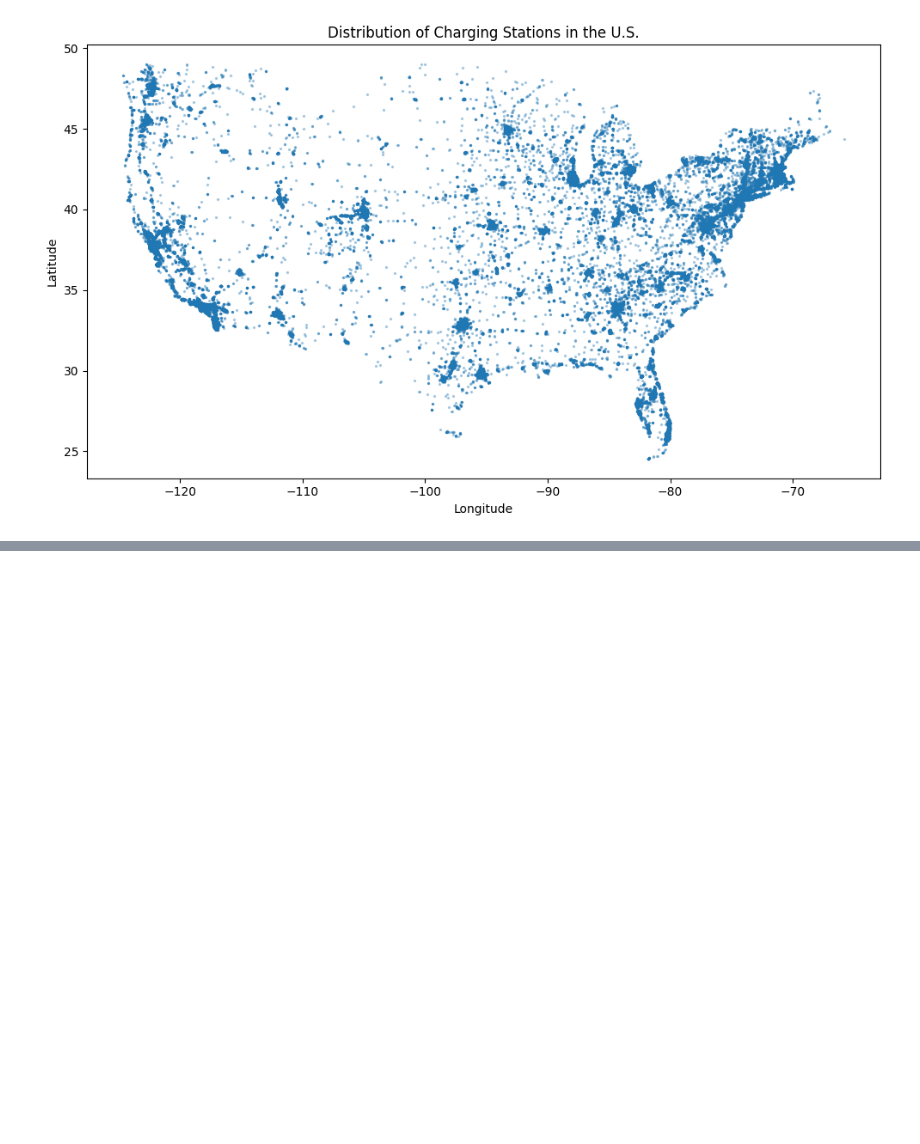
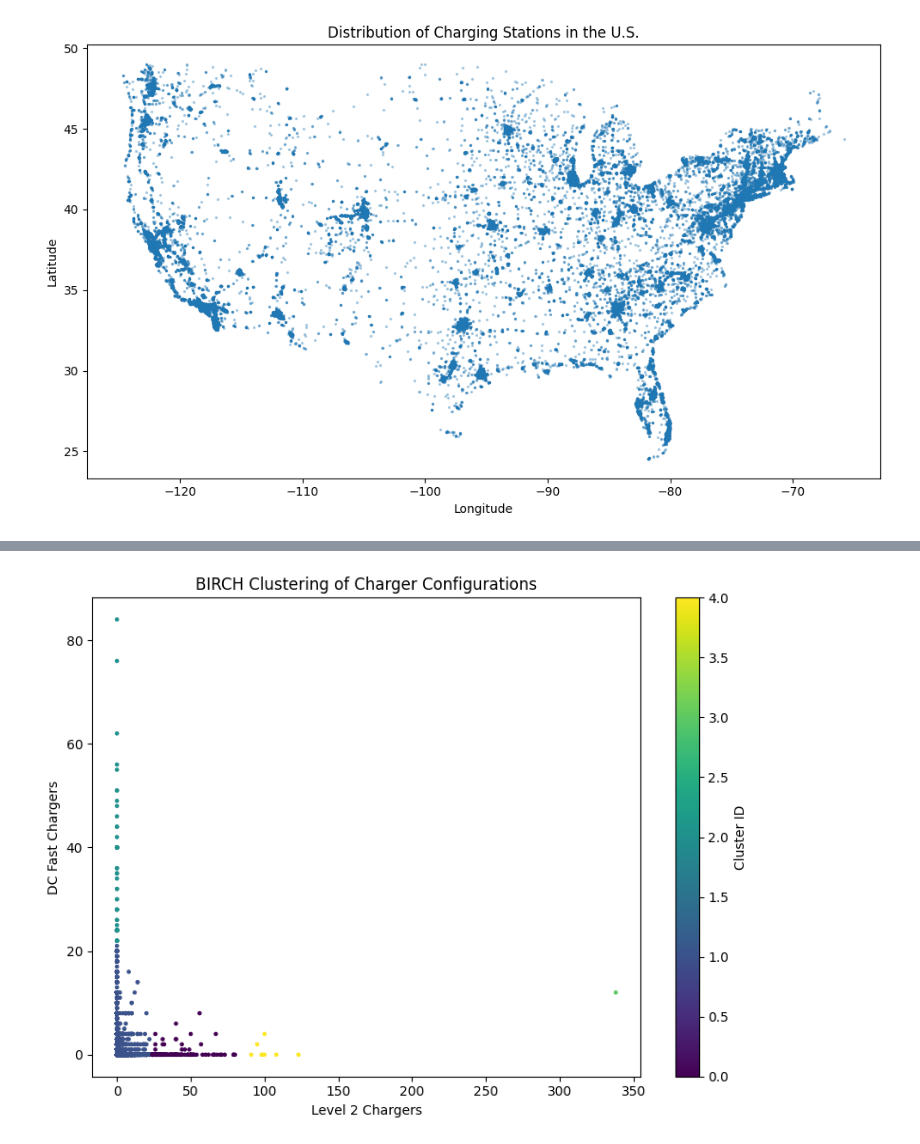
Before and after one commit to Jdeandrade22/DataMining, a Jupyter notebook: Electric Vehicles Phase 1.ipynb, the cells around one changed output, grey strips where cells are left out. Saved outputs shown, nothing was run; the diff lists cells and outputs as text; code cells hidden in the pictures; blank space fills up the shorter version.

```diff
--- a/Electric Vehicles Phase 1.ipynb
+++ b/Electric Vehicles Phase 1.ipynb
@@ -413,0 +529,34 @@ plt.show()
+# %%
+from sklearn.preprocessing import StandardScaler
+from sklearn.cluster import Birch
+import matplotlib.pyplot as plt
+
+# Select and scale features
+features = ['Level2_Chargers', 'DC_Fast_Chargers']
+df_charger_config = df[features].dropna()
+
+scaler = StandardScaler()
+X_scaled = scaler.fit_transform(df_charger_config)
+
+# Apply BIRCH
+birch = Birch(n_clusters=5)
+labels = birch.fit_predict(X_scaled)
+
+# Plot
+plt.figure(figsize=(8, 6))
+plt.scatter(df_charger_config['Level2_Chargers'], df_charger_config['DC_Fast_Chargers'], c=labels, cmap='viridis', s=5)
+plt.title("BIRCH Clustering of Charger Configurations")
+plt.xlabel("Level 2 Chargers")
+plt.ylabel("DC Fast Chargers")
+plt.colorbar(label="Cluster ID")
+plt.tight_layout()
+plt.show()
+
+
+# purple - Bottom left Small stations — low L2 and no DC fast
+# dark blue - Just above Cluster 0  Mostly L2 chargers with some DC fast
+# teal/green - Vertical spread High DC fast, low L2 (highway fast hubs)
+# yellow - Right side High L2 charger count, few or no DC fast — e.g. garage or campus style
+# bright green - Far top-right corner Large outlier — likely a major charging facility (Tesla)
+# %% [output]
+[figure, added]
```
Also changed, not shown: parts of 6 cells of this notebook.
